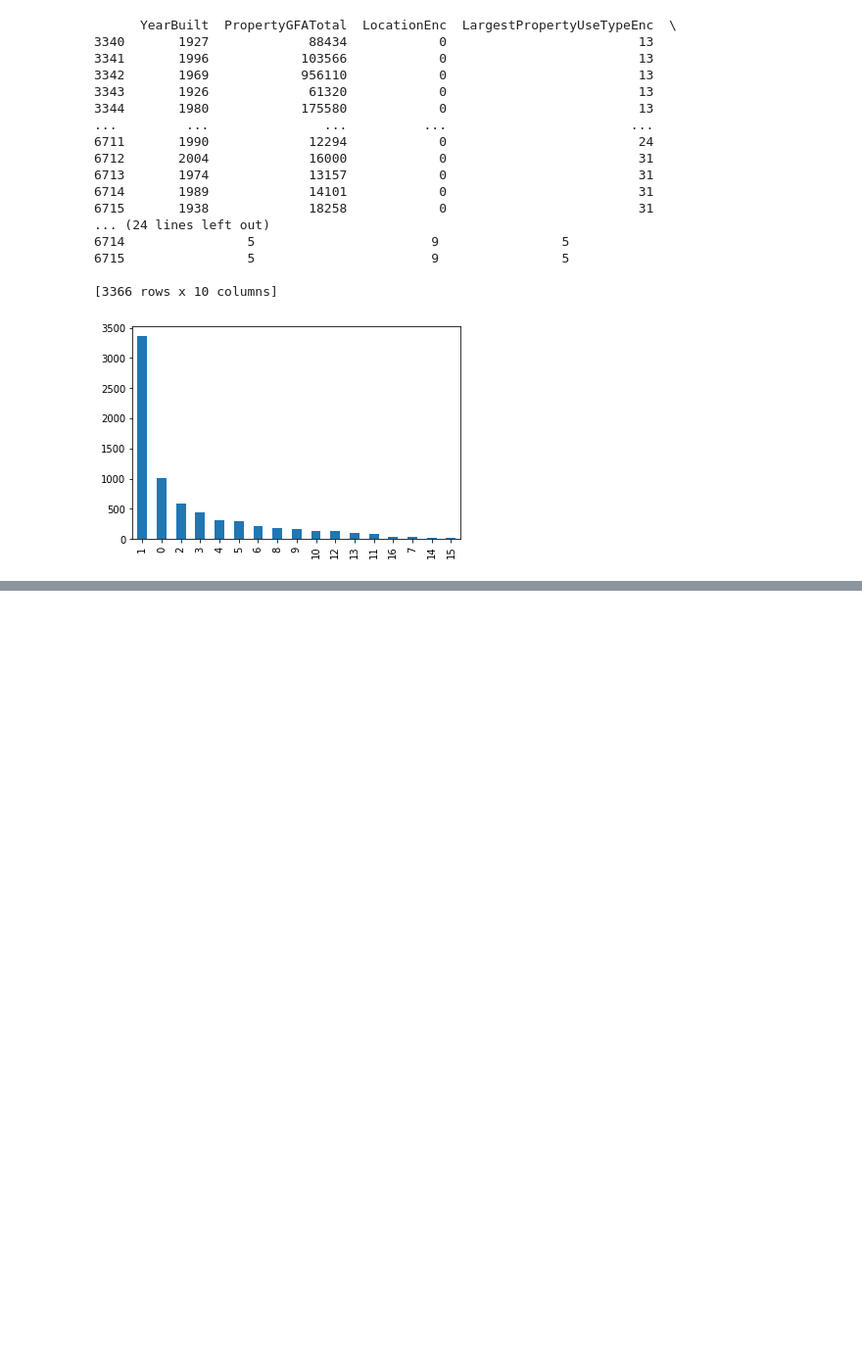
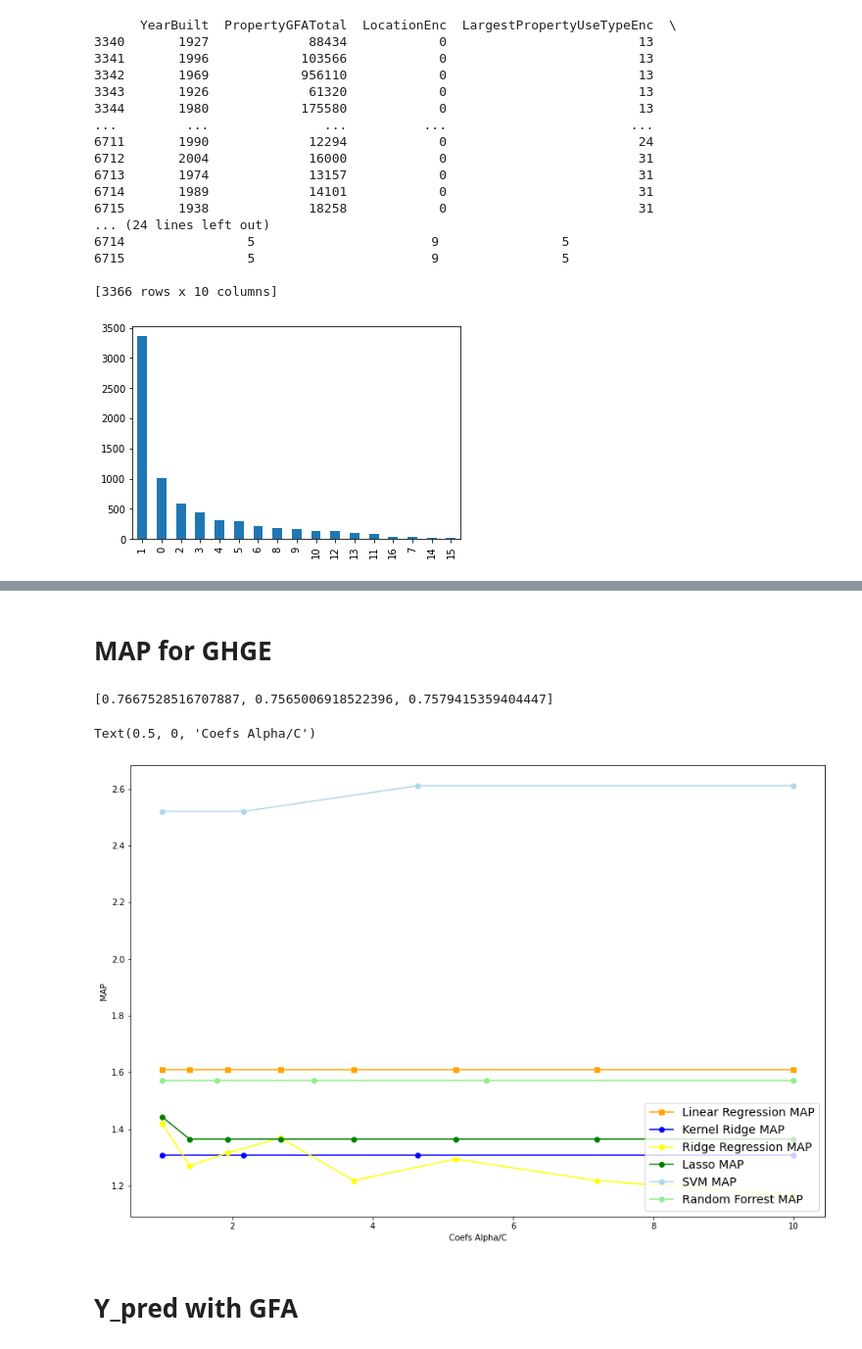
Before and after one commit to benMiniconi/Seattle2050, a Jupyter notebook: ProjetFinal/Modelisation.ipynb, the cells around one changed output, grey strips where cells are left out. Shown at 98% size. Drawn from its saved outputs; the diff is of its cells as text; code cells hidden in the pictures; blank space fills up the shorter version.

```diff
--- a/ProjetFinal/Modelisation.ipynb
+++ b/ProjetFinal/Modelisation.ipynb
@@ -772,6 +786,8 @@ See the caveats in the documentation: https://pandas.pydata.org/pandas-docs/stab
 lrCV = linear_model.LinearRegression()
 params = {"fit_intercept": ["True", "False"], "normalize": ["True", "False"] }
 rmseLinearRegressionGHGE = []
+mapLinearGHGE =  []
+
 Y_pred_GHGE = []
 for cv in range(2, 10):
     lr_gs_GHGE = GridSearchCV(lrCV, params, cv=cv)
@@ -780,8 +796,9 @@ for cv in range(2, 10):
     print(cv, lr_gs_GHGE.best_params_)
     print(cv, lr_gs_GHGE.best_score_)
     Y_pred_GHGE.append(lr_gs.predict(X_test_ghge))
+    mapLinearGHGE.append(np.sqrt(metrics.mean_absolute_percentage_error(y_test_ghge, Y_pred_GHGE[-1])))
     rmseLinearRegressionGHGE.append(np.sqrt(metrics.mean_squared_error(y_test_ghge, Y_pred_GHGE[-1])))
-    print(cv, lr_gs_GHGE.best_score_, rmseLinearRegression[-1])
+    print(cv, lr_gs_GHGE.best_score_, rmseLinearRegressionGHGE[-1], mapLinearGHGE[-1])
 # %% [output]
 2 {'fit_intercept': 'True', 'normalize': 'True'}
 2 0.36005037139454066
@@ -1041,0 +962,25 @@ Traceback (most recent call last):
+# %%
+#TODO ajouter sur le graph
+#TODO scoring mean_absolute_percentage_error
+#TODO feature importance
+#import eli5
+#eli5.show_weights(model, feature_names = X.columns.tolist())
+Y_pred_RegressionTreeGHGE = []
+rmseRegressionTreeGHGE = []
+scoreRegressionTreeGHGE = []
+mapRegressionTreeGHGE = []
+now = time.time()
+RegressionTreeGHGE = DecisionTreeRegressor()
+RegressionTreeGHGE.fit(X_train_ghge, y_train_ghge.ravel())
+Y_pred_RegressionTreeGHGE.append(RegressionTreeGHGE.predict(X_test_ghge))
+rmseRegressionTreeGHGE.append(np.sqrt(metrics.mean_squared_error(y_test_ghge.ravel(), Y_pred_RegressionTreeGHGE[-1])))
+mapRegressionTreeGHGE.append(np.sqrt(metrics.mean_absolute_percentage_error(y_test_ghge, Y_pred_RegressionTreeGHGE[-1])))
+scoreRegressionTreeGHGE.append(RegressionTreeGHGE.score)
+print(rmseRegressionTreeGHGE)
+
+
+#Calculation time
+later = time.time()
+difference = int(later - now)
+print("Calculation Time", difference, "seconds")
+eli5.show_weights(RegressionTreeGHGE, feature_names = ['YearBuilt', 'PropertyGFATotal',  "LocationEnc", "LargestPropertyUseTypeEnc", "PropertyGFAParkingEnc", "NumberofFloorsEnc", "NumberofBuildingsEnc", 'NeighborhoodEnc', 'PrimaryPropertyTypeEnc', 'BuildingTypeEnc'])
@@ -1041,0 +1011,22 @@ Traceback (most recent call last):
+# %% [markdown]
+# MAP for GHGE
+# %%
+fig = plt.figure(figsize=(15, 10))
+#np.logspace(-5, 5, 10),
+print(rmseLinearSVR)
+plt.plot(np.logspace(0, 1, 8), mapLinearGHGE,  color="orange", marker='s', label="Linear Regression MAP")
+plt.plot(np.logspace(0, 1, 4), mapKernelRidgeGHGE,  color="blue", marker='o', label="Kernel Ridge MAP")
+plt.plot(np.logspace(0, 1, 8), mapRidgeGHGE,  color="yellow", marker='o', label="Ridge Regression MAP")
+plt.plot(np.logspace(0, 1, 8), mapLassoGHGE,  color="green", marker='o', label="Lasso MAP")
+plt.plot(np.logspace(0, 1, 4), mapLinearSVR_GHGE,  color="lightblue", marker='o', label="SVM MAP")
+plt.plot(np.logspace(0, 1, 5), (mapRegressionTreeGHGE[0], mapRegressionTreeGHGE[0], mapRegressionTreeGHGE[0], mapRegressionTreeGHGE[0], mapRegressionTreeGHGE[0]) ,  color="lightgreen", marker='o', label="Random Forrest MAP")
+
+plt.legend(loc="lower right", fontsize=14)
+plt.ylabel("MAP")
+plt.xlabel("Coefs Alpha/C")
+# %% [output]
+[0.7667528516707887, 0.7565006918522396, 0.7579415359404447]
+Text(0.5, 0, 'Coefs Alpha/C')
+[figure, added]
+# %% [markdown]
+# Y_pred with GFA
```
Also changed, not shown: parts of 61 cells of this notebook, 1 other file.
